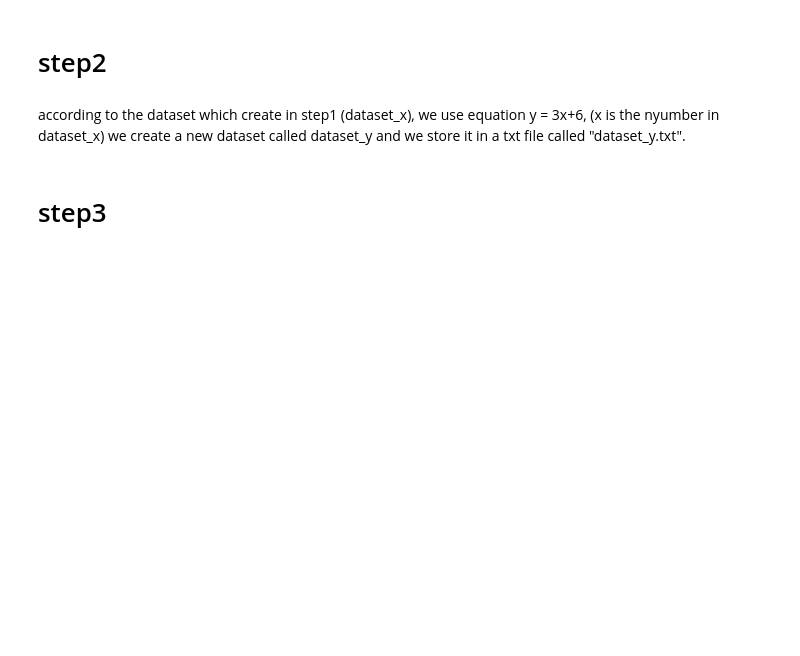
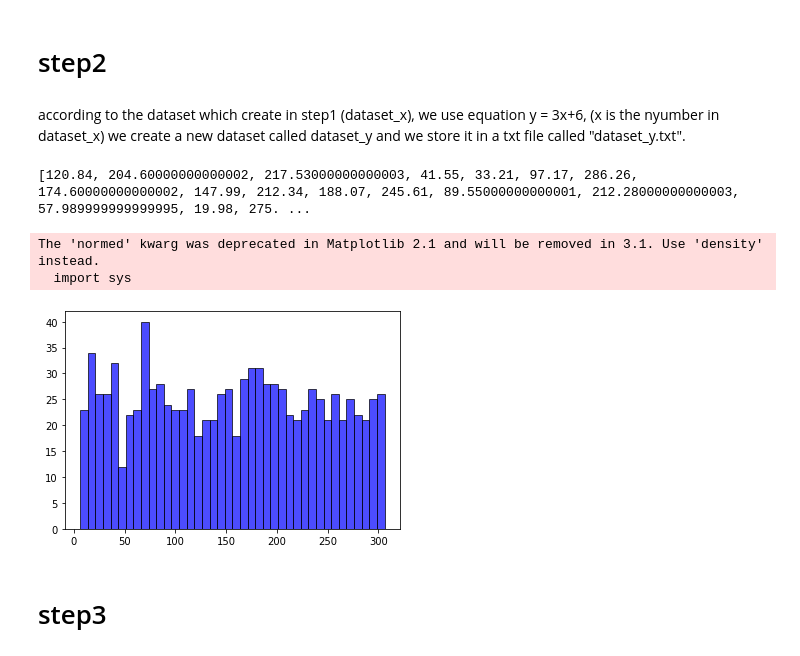
Before and after one commit to 2133649586/INF560-HW4, a Jupyter notebook: 560_hw2.ipynb, the cells around one changed output. Drawn from its saved outputs; the diff is of its cells as text; code cells hidden in the pictures; blank space fills up the shorter version.

```diff
--- a/560_hw2.ipynb
+++ b/560_hw2.ipynb
@@ -13,3 +27,17 @@ according to the dataset which create in step1 (dataset_x), we use equation y =
+# %%
+dataset_y = []
+files = open("dataset_x.txt","r")
+for file in dataset_x:
+    dataset_y.append(float(file)*3+6)
+print(dataset_y)
+
+plt.hist(dataset_y, bins=40, normed=0, facecolor="blue", edgecolor="black", alpha=0.7)
+plt.show()
+# %% [output]
+[120.84, 204.60000000000002, 217.53000000000003, 41.55, 33.21, 97.17, 286.26, 174.60000000000002, 147.99, 212.34, 188.07, 245.61, 89.55000000000001, 212.28000000000003, 57.989999999999995, 19.98, 275. ...
+The 'normed' kwarg was deprecated in Matplotlib 2.1 and will be removed in 3.1. Use 'density' instead.
+  import sys
+[figure, added]
 # %% [markdown]
 # step3
 # %% [markdown]
```
Also changed, not shown: parts of 5 cells of this notebook.
